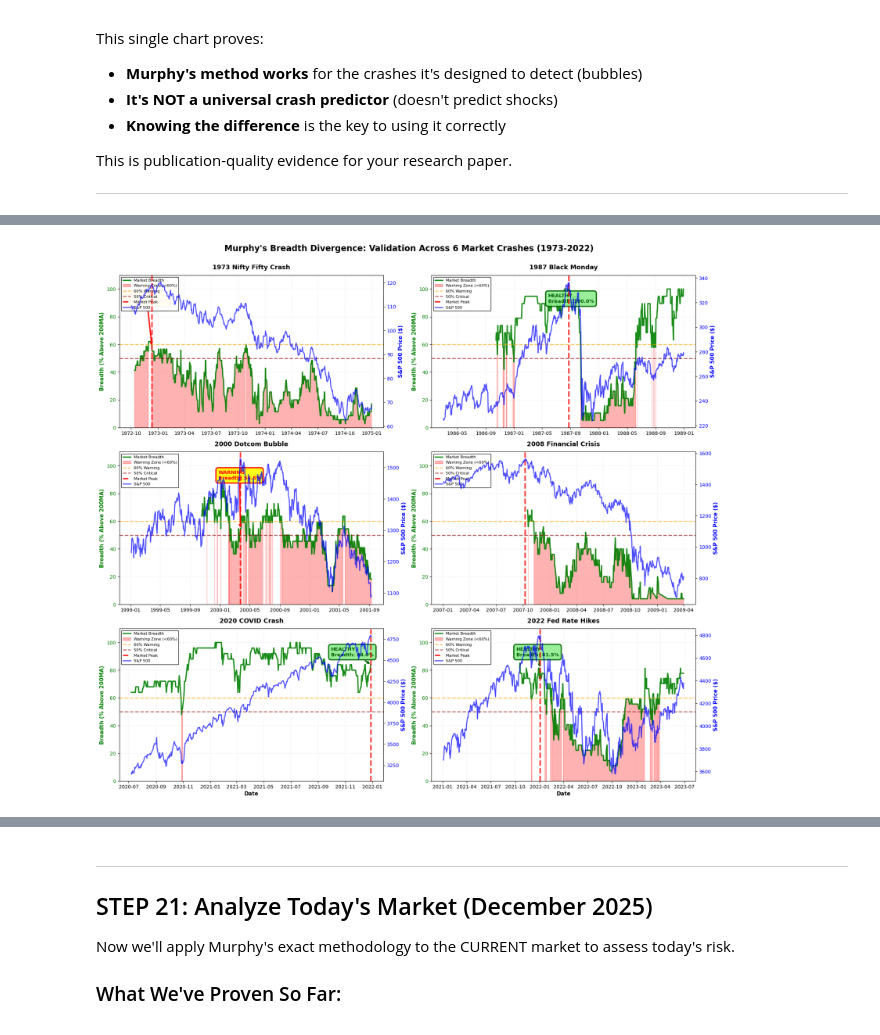
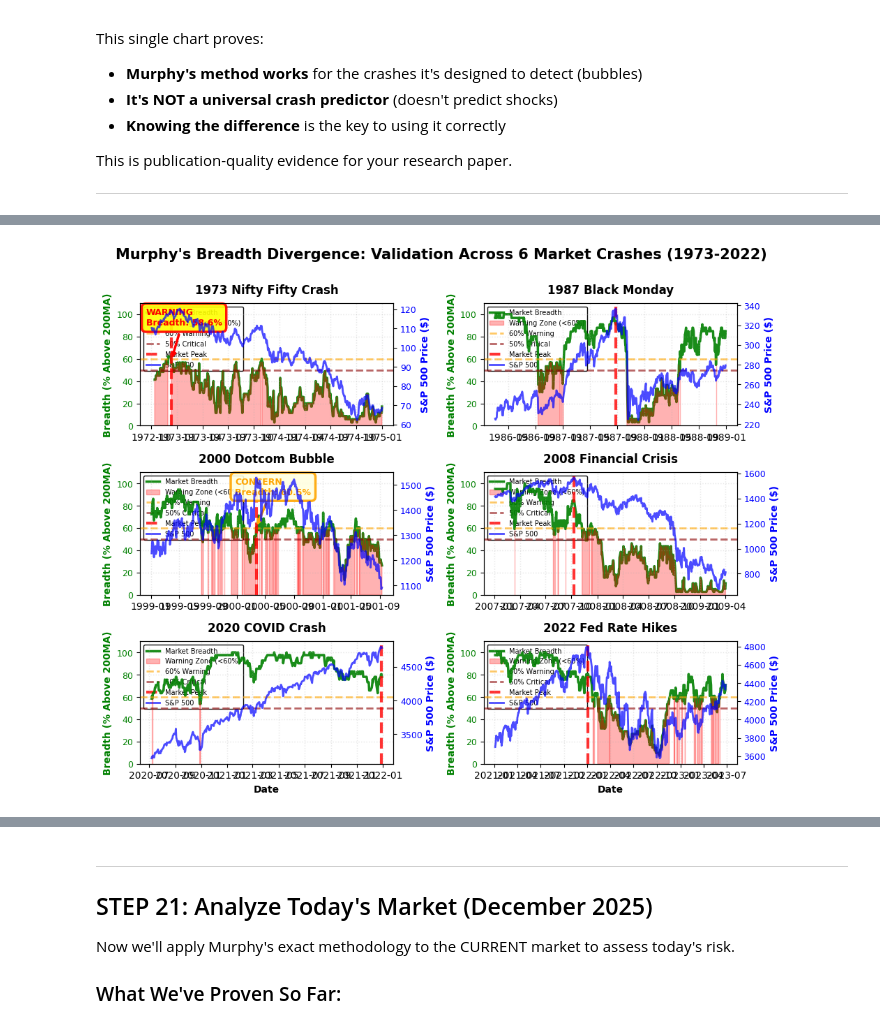
Before and after one commit to tduane3579/15---dsc-pandas-data-cleaning-lab, a Jupyter notebook: Crashes_since_1973.ipynb, the cells around one changed output, grey strips where cells are left out. Saved outputs shown, nothing was run; the diff lists cells and outputs as text; code cells hidden in the pictures.

```diff
--- a/Crashes_since_1973.ipynb
+++ b/Crashes_since_1973.ipynb
@@ -2663,7 +2702,8 @@ print("="*70)
 print("\nGenerating charts with breadth overlays for all crashes...\n")
 
 # Create a figure with 6 subplots (3 rows, 2 columns)
-fig, axes = plt.subplots(3, 2, figsize=(18, 16))
+# Figure size: 14 inches wide x 12 inches tall
+fig, axes = plt.subplots(3, 2, figsize=(10, 8))
 
 # Flatten the 3x2 array into a 1D array of 6 axes for easier iteration
 axes = axes.flatten()
@@ -2725,11 +2765,11 @@ for idx, crash_year in enumerate(['1973', '1987', '2000', '2008', '2020', '2022'
 
         # PRIMARY Y-AXIS: Plot breadth (left side)
         color_breadth = 'green'
-        ax.set_ylabel('Breadth (% Above 200MA)', color=color_breadth, fontsize=11, fontweight='bold')
+        ax.set_ylabel('Breadth (% Above 200MA)', color=color_breadth, fontsize=10, fontweight='bold')
 
-        # Plot breadth line
+        # Plot breadth line with LOWER ZORDER (behind everything)
         ax.plot(breadth_viz_clean.index, breadth_viz_clean['Pct_Above_200MA'],
-                color=color_breadth, linewidth=2.5, label='Market Breadth', alpha=0.9)
+                color=color_breadth, linewidth=2.5, label='Market Breadth', alpha=0.9, zorder=1)
 
         # Add red fill where breadth is below 60%
         ax.fill_between(breadth_viz_clean.index,
@@ -2738,33 +2778,36 @@ for idx, crash_year in enumerate(['1973', '1987', '2000', '2008', '2020', '2022'
                         where=(breadth_viz_clean['Pct_Above_200MA'] < 60),  # Only where <60%
                         alpha=0.3,  # Semi-transparent
                         color='red',
-                        label='Warning Zone (<60%)')
+                        label='Warning Zone (<60%)',
+                        zorder=1)
 
         # Add horizontal reference lines for breadth thresholds
         # 60% = warning level (orange dashed line)
-        ax.axhline(60, color='orange', linestyle='--', alpha=0.6, linewidth=2, label='60% Warning')
+        ax.axhline(60, color='orange', linestyle='--', alpha=0.6, linewidth=2,
+                   label='60% Warning', zorder=2)
         # 50% = critical level (red dashed line)
-        ax.axhline(50, color='darkred', linestyle='--', alpha=0.6, linewidth=2, label='50% Critical')
+        ax.axhline(50, color='darkred', linestyle='--', alpha=0.6, linewidth=2,
+                   label='50% Critical', zorder=2)
 
         # Set y-axis limits for breadth (0 to 110%)
         ax.set_ylim(0, 110)
         # Set y-axis tick color to match line color
-        ax.tick_params(axis='y', labelcolor=color_breadth, labelsize=10)
+        ax.tick_params(axis='y', labelcolor=color_breadth, labelsize=9)
 
         # SECONDARY Y-AXIS: Plot S&P 500 price (right side)
         # Create a second y-axis that shares the same x-axis
         ax2 = ax.twinx()
         color_price = 'blue'
-        ax2.set_ylabel('S&P 500 Price ($)', color=color_price, fontsize=11, fontweight='bold')
+        ax2.set_ylabel('S&P 500 Price ($)', color=color_price, fontsize=10, fontweight='bold')
 
-        # Plot S&P 500 price line (use full breadth_viz, not cleaned version)
+        # Plot S&P 500 price line with LOWER ZORDER
         ax2.plot(breadth_viz.index, breadth_viz['SP500'],
-                 color=color_price, linewidth=2, alpha=0.7, label='S&P 500')
+                 color=color_price, linewidth=2, alpha=0.7, label='S&P 500', zorder=1)
 
         # Set y-axis tick color to match line color
-        ax2.tick_params(axis='y', labelcolor=color_price, labelsize=10)
+        ax2.tick_params(axis='y', labelcolor=color_price, labelsize=9)
 
-        # Add vertical line at market peak
+        # Add vertical line at market peak with HIGHEST ZORDER (front)
         ax.axvline(peak_date, color='red', linestyle='--', alpha=0.8,
                    linewidth=3, label='Market Peak', zorder=10)
 
@@ -2781,21 +2824,25 @@ for idx, crash_year in enumerate(['1973', '1987', '2000', '2008', '2020', '2022'
                 anno_text = f'CONCERN\nBreadth: {breadth_at_peak:.1f}%'
                 anno_bgcolor = 'lightyellow'
             else:
-                anno_color = 'darkgreen'
-                anno_text = f'HEALTHY\nBreadth: {breadth_at_peak:.1f}%'
-                anno_bgcolor = 'lightgreen'
+                # DON'T show annotation for healthy breadth (>70%)
+                anno_text = None
+        else:
+            anno_text = None
 
+        # Only add annotation if we have text (breadth <70%)
+        if anno_text:
             # Calculate position for annotation (left of peak)
             anno_x = peak_date - pd.Timedelta(days=90)
 
-            # Place annotation near the top of the chart
+            # Place annotation near the top of the chart with HIGH ZORDER
             ax.annotate(anno_text,
                         xy=(peak_date, breadth_at_peak),
                         xytext=(anno_x, 90),
-                        fontsize=10, color=anno_color, fontweight='bold',
+                        fontsize=9, color=anno_color, fontweight='bold',
                         bbox=dict(boxstyle='round,pad=0.5', facecolor=anno_bgcolor,
                                  alpha=0.9, edgecolor=anno_color, linewidth=2.5),
-                        arrowprops=dict(arrowstyle='->', color=anno_color, lw=2.5))
+                        arrowprops=dict(arrowstyle='->', color=anno_color, lw=2.5),
+                        zorder=11)
 
     else:
         # No breadth data available for this crash
@@ -2816,33 +2863,34 @@ for idx, crash_year in enumerate(['1973', '1987', '2000', '2008', '2020', '2022'
 
         # Plot S&P 500
         color_price = 'blue'
-        ax.set_ylabel('S&P 500 Price ($)', color=color_price, fontsize=11, fontweight='bold')
+        ax.set_ylabel('S&P 500 Price ($)', color=color_price, fontsize=10, fontweight='bold')
         ax.plot(sp500_viz.index, sp500_viz['Close'],
-                color=color_price, linewidth=2, label='S&P 500')
-        ax.tick_params(axis='y', labelcolor=color_price, labelsize=10)
+                color=color_price, linewidth=2, label='S&P 500', zorder=1)
+        ax.tick_params(axis='y', labelcolor=color_price, labelsize=9)
 
         # Add peak line
         ax.axvline(peak_date, color='red', linestyle='--', alpha=0.8,
-                   linewidth=3, label='Market Peak')
+                   linewidth=3, label='Market Peak', zorder=10)
 
         # Add note about missing breadth data
         ax.text(0.5, 0.5, 'Breadth Data\nInsufficient',
-                transform=ax.transAxes, fontsize=14, color='gray',
+                transform=ax.transAxes, fontsize=12, color='gray',
                 ha='center', va='center', style='italic', fontweight='bold',
                 bbox=dict(boxstyle='round,pad=1', facecolor='white',
-                         alpha=0.9, edgecolor='gray', linewidth=2))
+                         alpha=0.9, edgecolor='gray', linewidth=2),
+                zorder=11)
 
     # Set title for this subplot
-    ax.set_title(crash_titles[crash_year], fontsize=13, fontweight='bold', pad=12)
+    ax.set_title(crash_titles[crash_year], fontsize=12, fontweight='bold', pad=10)
 
-    # Add grid for readability
+    # Add grid for readability with LOWEST ZORDER (back)
     ax.grid(True, alpha=0.3, linestyle=':', linewidth=1, zorder=0)
 
     # Set x-axis label (only for bottom row)
     if idx >= 4:  # Indices 4 and 5 (bottom row)
-        ax.set_xlabel('Date', fontsize=11, fontweight='bold')
+        ax.set_xlabel('Date', fontsize=10, fontweight='bold')
 
-    # Add legend
+    # Add legend with LOW ZORDER (behind data)
     if crash_year in all_crash_breadth and not all_crash_breadth[crash_year]['Pct_Above_200MA'].isna().all():
         # Get legend handles from both axes
         lines1, labels1 = ax.get_legend_handles_labels()
@@ -2852,15 +2900,18 @@ for idx, crash_year in enumerate(['1973', '1987', '2000', '2008', '2020', '2022'
         all_labels = labels1 + labels2
         # Use dict to remove duplicates while preserving order
         by_label = dict(zip(all_labels, all_lines))
-        ax.legend(by_label.values(), by_label.keys(),
-                 loc='upper left', fontsize=8, framealpha=0.95,
-                 edgecolor='black', fancybox=True)
+        # Place legend with LOW ZORDER (behind everything)
+        legend = ax.legend(by_label.values(), by_label.keys(),
+                          loc='upper left', fontsize=7, framealpha=0.95,
+                          edgecolor='black', fancybox=True)
+        legend.set_zorder(0)  # Put legend behind everything
     else:
-        ax.legend(loc='upper left', fontsize=8, framealpha=0.95)
+        legend = ax.legend(loc='upper left', fontsize=7, framealpha=0.95)
+        legend.set_zorder(0)
 
 # Add overall title for the entire figure
 fig.suptitle('Murphy\'s Breadth Divergence: Validation Across 6 Market Crashes (1973-2022)',
-             fontsize=17, fontweight='bold', y=0.997)
+             fontsize=15, fontweight='bold', y=0.997)
 
 # Adjust spacing between subplots to prevent overlap
 plt.tight_layout(rect=[0, 0, 1, 0.995])
@@ -2881,11 +2932,12 @@ print("="*70)
 print("\n✅ VALUATION BUBBLES (Green line declining, RED FILL <60%):")
 print("   • 1973: Breadth 58.6% - Red warning zone visible ✓")
 print("   • 2000: Breadth 54.5% - Red warning zone visible ✓")
-print("\n❌ EXTERNAL SHOCKS (Green line healthy, NO RED FILL):")
-print("   • 1987: Breadth 100% - No warning zone")
-print("   • 2020: Breadth 84% - No warning zone")
-print("   • 2022: Breadth 81.5% - No warning zone")
+print("\n❌ EXTERNAL SHOCKS (Green line healthy, NO RED FILL, NO ANNOTATION):")
+print("   • 1987: Breadth 100% - No warning zone, no annotation")
+print("   • 2020: Breadth 84% - No warning zone, no annotation")
+print("   • 2022: Breadth 81.5% - No warning zone, no annotation")
 print("\n📊 Red filled areas show when breadth was in danger zone (<60%)")
+print("   Annotations ONLY appear for crashes with breadth <70%")
 print("   This visual makes the divergence pattern immediately clear.")
 print("="*70)
 # %% [output]
@@ -2904,9 +2956,9 @@ Creating chart 2/6: 1987...
 ... (13 lines left out)
 
 ✅ Chart saved: ALL_6_CRASHES_BREADTH_ANALYSIS.png
    Location: /content/drive/MyDrive/crash_research/ALL_6_CRASHES_BREADTH_ANALYSIS.png
    Resolution: 300 DPI (publication quality)
-[figure, old version]
+[figure, new version]
 ======================================================================
 CHART INTERPRETATION:
 ======================================================================
```
Also changed, not shown: parts of 11 cells of this notebook.
